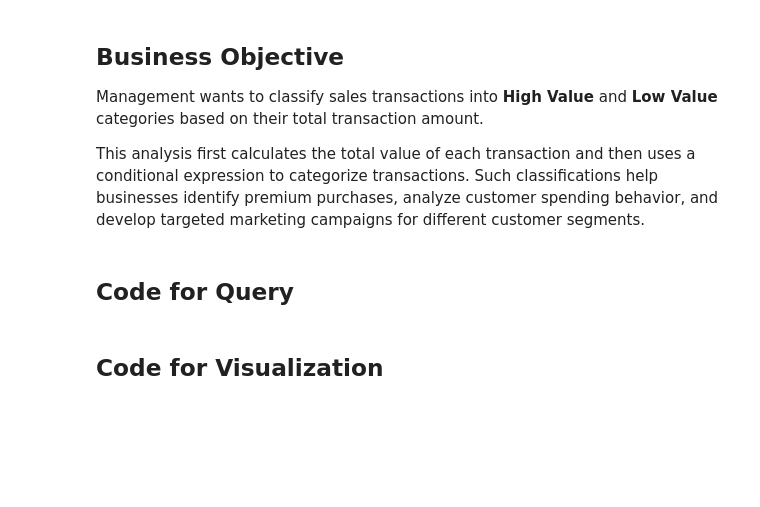
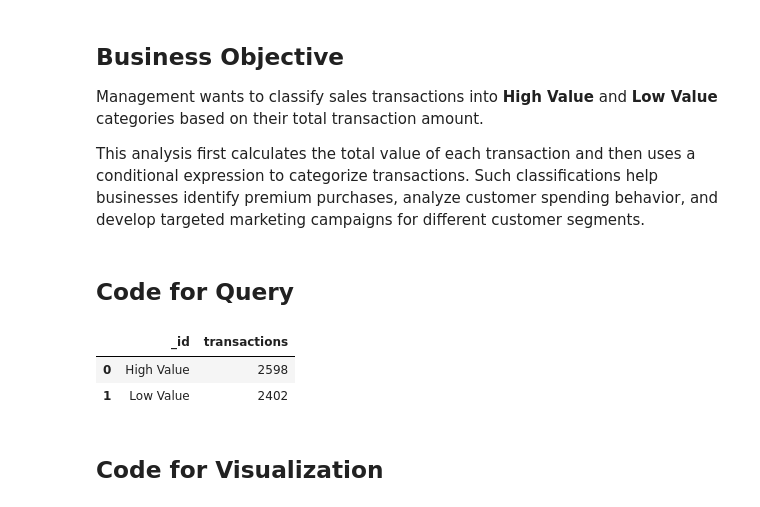
Before and after one commit to thanuja-reddi/MongoDB_EDA_Case_Study, a Jupyter notebook: notebooks/homework_casestudy_questions.ipynb, the cells around one changed output. Drawn from its saved outputs; the diff is of its cells as text; code cells hidden in the pictures; blank space fills up the shorter version.

```diff
--- a/notebooks/homework_casestudy_questions.ipynb
+++ b/notebooks/homework_casestudy_questions.ipynb
@@ -1362,5 +1362,58 @@ Management wants to classify sales transactions into **High Value** and **Low Va
 This analysis first calculates the total value of each transaction and then uses a conditional expression to categorize transactions. Such classifications help businesses identify premium purchases, analyze customer spending behavior, and develop targeted marketing campaigns for different customer segments.
 # %% [markdown]
 ## Code for Query
+# %%
+pipeline = [
+    {
+        "$unwind": "$items"
+    },
+    {
+        "$group": {
+            "_id": "$_id",
+            "transaction_value": {
+                "$sum": {
+                    "$multiply": [
+                        "$items.quantity",
+                        "$items.price"
+                    ]
+                }
+            }
+        }
+    },
+    {
+        "$project": {
+            "transaction_category": {
+                "$cond": {
+                    "if": {
+                        "$gt": [
+                            "$transaction_value",
+                            1000
+                        ]
+                    },
+                    "then": "High Value",
+                    "else": "Low Value"
+                }
+            }
+        }
+    },
+    {
+        "$group": {
+            "_id": "$transaction_category",
+            "transactions": {
+                "$sum": 1
+            }
+        }
+    }
+]
+
+result = list(sales.aggregate(pipeline))
+
+transaction_category = pd.DataFrame(result)
+
+transaction_category
+# %% [output]
+|  | _id | transactions |
+| 0 | High Value | 2598 |
+| 1 | Low Value | 2402 |
 # %% [markdown]
 ## Code for Visualization
```
Also changed, not shown: parts of 1 cell of this notebook.
